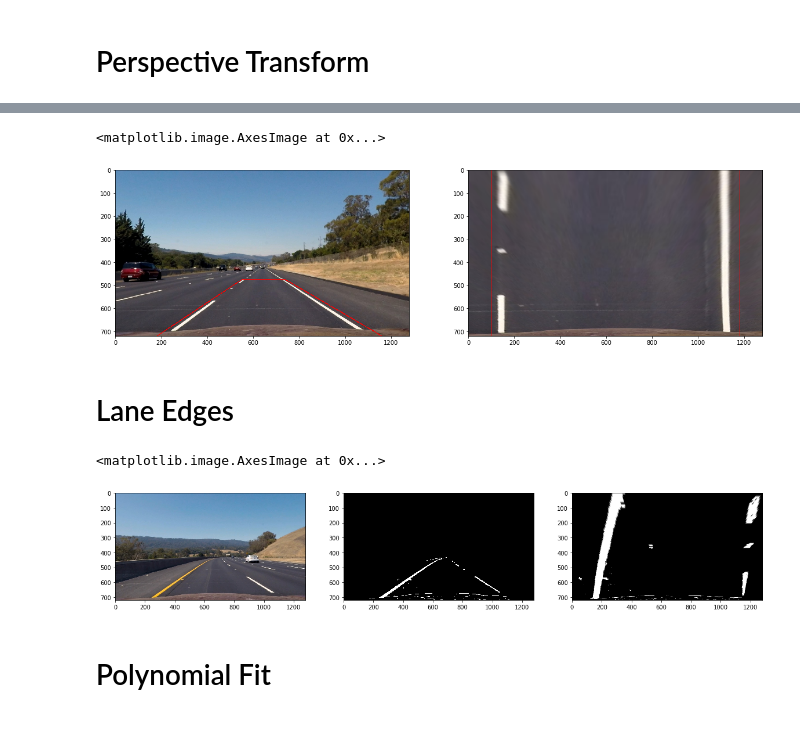
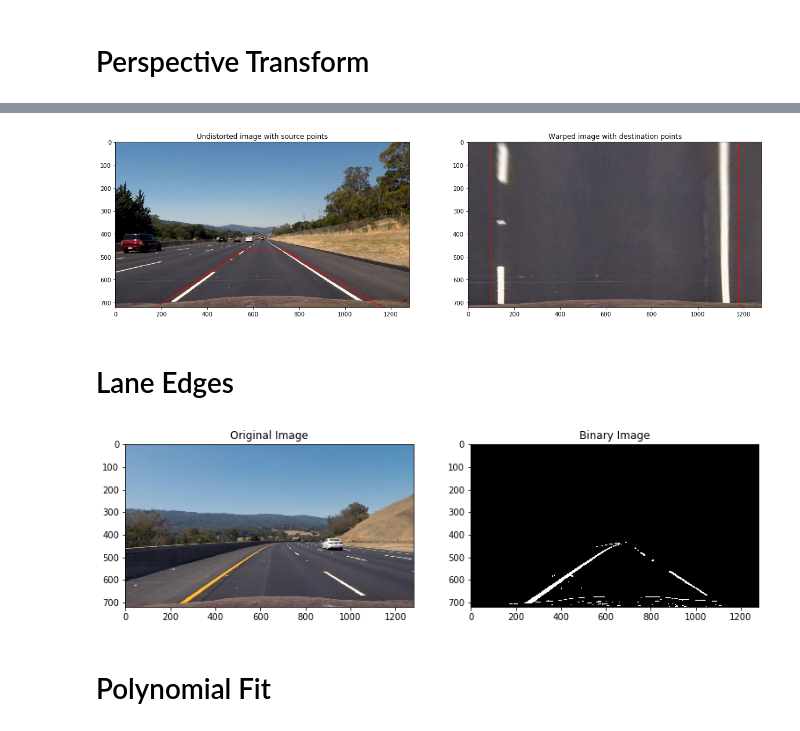
Before and after one commit to rknuffman/CarND-Advanced-Lane-Lines, a Jupyter notebook: Pipeline.ipynb, the cells around one changed output, grey strips where cells are left out. Saved outputs shown, nothing was run; the diff lists cells and outputs as text; code cells hidden in the pictures.

```diff
--- a/Pipeline.ipynb
+++ b/Pipeline.ipynb
@@ -58,12 +67,14 @@ _ = cv2.line(warped,(1180,0),(1180,720),(0,0,255),2)
 
 plt.figure(figsize=(20,20))
 plt.subplot(121)
+plt.title("Undistorted image with source points")
 plt.imshow(undist[:,:,::-1])
 plt.subplot(122)
+plt.title("Warped image with destination points")
 plt.imshow(warped[:,:,::-1])
+plt.savefig("./output_images/warped_straight.png", bbox_inches='tight')
 # %% [output]
-<matplotlib.image.AxesImage at 0x...>
-[figure, old version]
+[figure, new version]
 # %% [markdown]
 # Lane Edges
 # %%
@@ -81,14 +92,16 @@ binary_warped = cv2.warpPerspective(roi_img, M, (1280, 720))
 # %%
 plt.figure(figsize=(20,20))
 plt.subplot(131)
+plt.title("Original Image")
 plt.imshow(undist[:,:,::-1])
 plt.subplot(132)
+plt.title("Binary Image")
 plt.imshow(roi_img, cmap='gray')
-plt.subplot(133)
-plt.imshow(binary_warped, cmap='gray')
+# plt.subplot(133)
+# plt.imshow(binary_warped, cmap='gray')
+plt.savefig("./output_images/binary.png", bbox_inches='tight')
 # %% [output]
-<matplotlib.image.AxesImage at 0x...>
-[figure, old version]
+[figure, new version]
 # %% [markdown]
 # Polynomial Fit
 # %%
```
Also changed, not shown: parts of 4 cells of this notebook, 1 other file.
